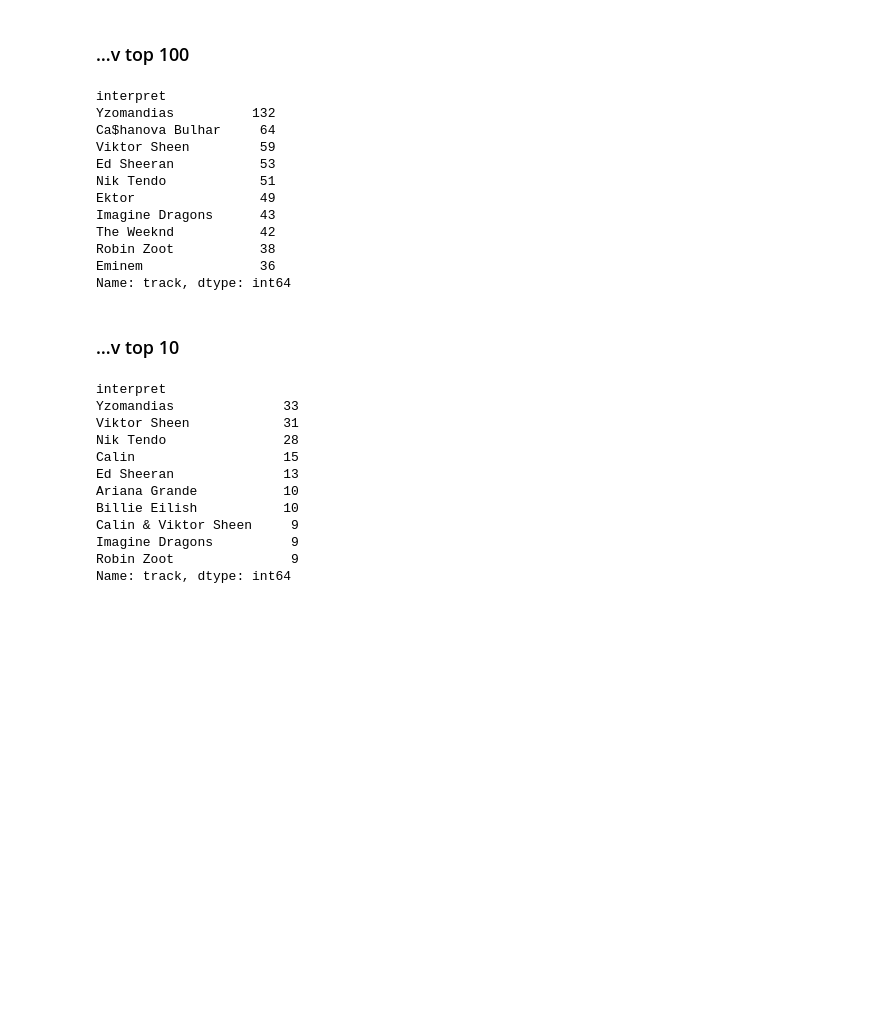
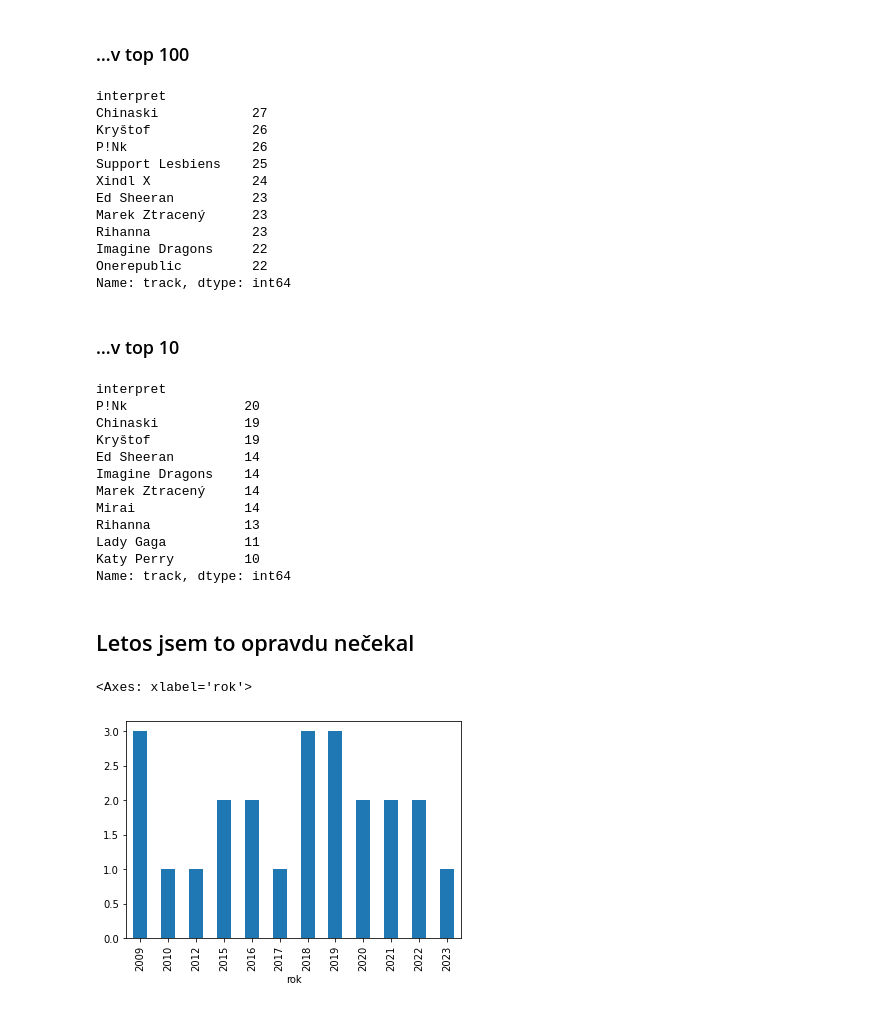
Before and after one commit to DataRozhlas/hitparady, a Jupyter notebook: 100 explorace CZ - RADIO - TOP 100.ipynb, the cells around one changed output. Drawn from its saved outputs; the diff is of its cells as text; code cells hidden in the pictures; blank space fills up the shorter version.

```diff
--- a/100 explorace CZ - RADIO - TOP 100.ipynb
+++ b/100 explorace CZ - RADIO - TOP 100.ipynb
@@ -2,6 +2,6 @@
 import os
 import pandas as pd
 # %%
-df = pd.read_csv(os.path.join("data","CZ_SINGLES_DIGITAL_TOP_100_tydeni.csv"))
+df = pd.read_csv(os.path.join("data","CZ_RADIO_TOP_100_tydeni.csv"))
 # %%
 df['week'] = df.apply(lambda row: f"""{row["rok"]}-{row["tyden"]}""", axis=1)
@@ -59,16 +88,16 @@ Name: week, dtype: int64
 df.groupby("interpret")["track"].nunique().nlargest(10)
 # %% [output]
 interpret
-Yzomandias          132
-Ca$hanova Bulhar     64
-Viktor Sheen         59
-Ed Sheeran           53
-Nik Tendo            51
-Ektor                49
-Imagine Dragons      43
-The Weeknd           42
-Robin Zoot           38
-Eminem               36
+Chinaski            27
+Kryštof             26
+P!Nk                26
+Support Lesbiens    25
+Xindl X             24
+Ed Sheeran          23
+Marek Ztracený      23
+Rihanna             23
+Imagine Dragons     22
+Onerepublic         22
 Name: track, dtype: int64
 # %% [markdown]
 ### …v top 10
@@ -76,14 +105,21 @@ Name: track, dtype: int64
 df[df['pozice'] <= 10].groupby("interpret")["track"].nunique().nlargest(10)
 # %% [output]
 interpret
-Yzomandias              33
-Viktor Sheen            31
-Nik Tendo               28
-Calin                   15
-Ed Sheeran              13
-Ariana Grande           10
-Billie Eilish           10
-Calin & Viktor Sheen     9
-Imagine Dragons          9
-Robin Zoot               9
+P!Nk               20
+Chinaski           19
+Kryštof            19
+Ed Sheeran         14
+Imagine Dragons    14
+Marek Ztracený     14
+Mirai              14
+Rihanna            13
+Lady Gaga          11
+Katy Perry         10
 Name: track, dtype: int64
+# %% [markdown]
+## Letos jsem to opravdu nečekal
+# %%
+df[df['interpret'].str.lower().str.contains('gott',na=False)].groupby(['rok'])['track'].nunique().plot.bar()
+# %% [output]
+<Axes: xlabel='rok'>
+[figure, added]
```
Also changed, not shown: parts of 13 cells of this notebook, 27 other files.
